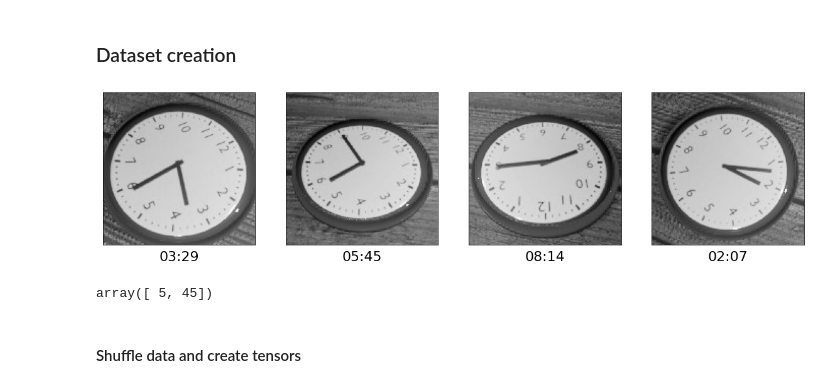
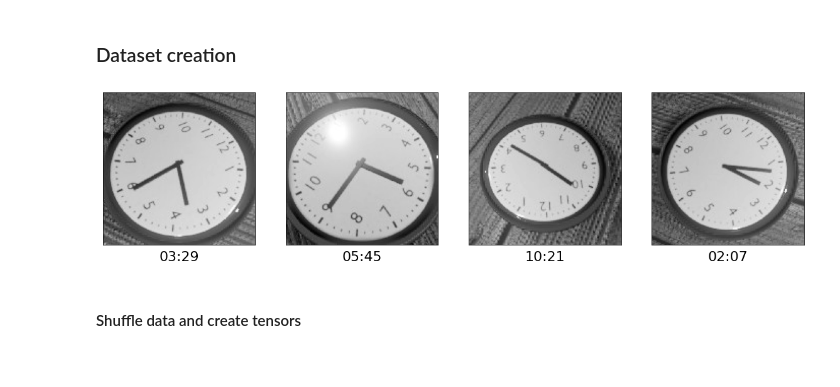
Before and after one commit to OhGreat/tell_the_time_with_pytorch, a Jupyter notebook: notebooks/common_sense_error.ipynb, the cells around one changed output. Saved outputs shown, nothing was run; the diff lists cells and outputs as text; code cells hidden in the pictures.

```diff
--- a/notebooks/common_sense_error.ipynb
+++ b/notebooks/common_sense_error.ipynb
@@ -18,44 +18,38 @@ cuda
 # Load data parts and stack them together
 data = np.load("../data/data_1.npy")
 labels = np.load("../data/labels_1.npy")
 data = np.vstack((data,np.load("../data/data_2.npy")))
 labels = np.vstack((labels,np.load("../data/labels_2.npy")))
 data = np.vstack((data,np.load("../data/data_3.npy")))
 labels = np.vstack((labels,np.load("../data/labels_3.npy")))
 data = np.vstack((data,np.load("../data/data_4.npy")))
 labels = np.vstack((labels,np.load("../data/labels_4.npy")))
 data = np.vstack((data,np.load("../data/data_5.npy")))
 labels = np.vstack((labels,np.load("../data/labels_5.npy")))
 
 # Choose image examples
 img = Image.fromarray(data[5229])
-img_1 = Image.fromarray(data[8642])
-img_2 = Image.fromarray(data[12356])
+img_1 = Image.fromarray(data[8645])
+img_2 = Image.fromarray(data[15547])
 img_3 = Image.fromarray(data[3196])
 
 # Plot images
-font = {'size'   : 22}
-
+font = {'size': 22}
 plt.rc('font', **font)
-
 fig, axis = plt.subplots(1,4, figsize=(20,12))
 axis[0].imshow(img, cmap="gray")
 axis[0].set_xlabel("03:29", labelpad=10)
 axis[1].imshow(img_1, cmap="gray")
 axis[1].set_xlabel("05:45", labelpad=10)
 axis[2].imshow(img_2, cmap="gray")
-axis[2].set_xlabel("08:14", labelpad=10)
+axis[2].set_xlabel("10:21", labelpad=10)
 axis[3].imshow(img_3, cmap="gray")
 axis[3].set_xlabel("02:07", labelpad=10)
 for ax in axis:
     ax.set_xticks([])
     ax.set_yticks([])
 # %% [output]
-[figure, old version]
+[figure, new version]
-# %%
-labels[8642]
-# %% [output]
-array([ 5, 45])
 # %% [markdown]
 <h4>Shuffle data and create tensors</h4>
 # %%
```
Also changed, not shown: 2 other files.
